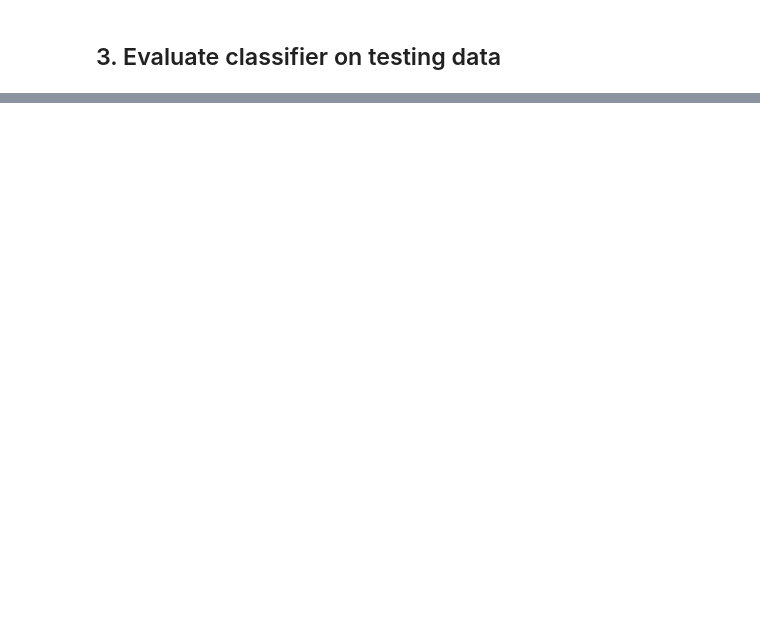
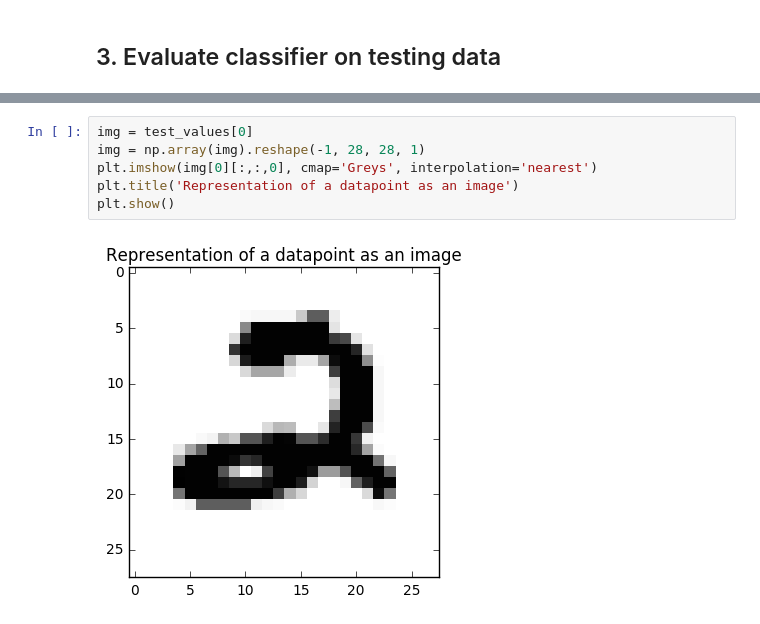
Before and after one commit to lucasrijllart/DigitRecognizer, a Jupyter notebook: PredictiveModel.ipynb, the cells around one changed output, grey strips where cells are left out. Saved outputs shown, nothing was run; the diff lists cells and outputs as text; blank space fills up the shorter version.

```diff
--- a/PredictiveModel.ipynb
+++ b/PredictiveModel.ipynb
@@ -156,0 +131,8 @@ print("File written")
+# %%
+img = test_values[0]
+img = np.array(img).reshape(-1, 28, 28, 1)
+plt.imshow(img[0][:,:,0], cmap='Greys', interpolation='nearest')
+plt.title('Representation of a datapoint as an image')
+plt.show()
+# %% [output]
+[figure, added]
```
Also changed, not shown: parts of 5 cells of this notebook.
